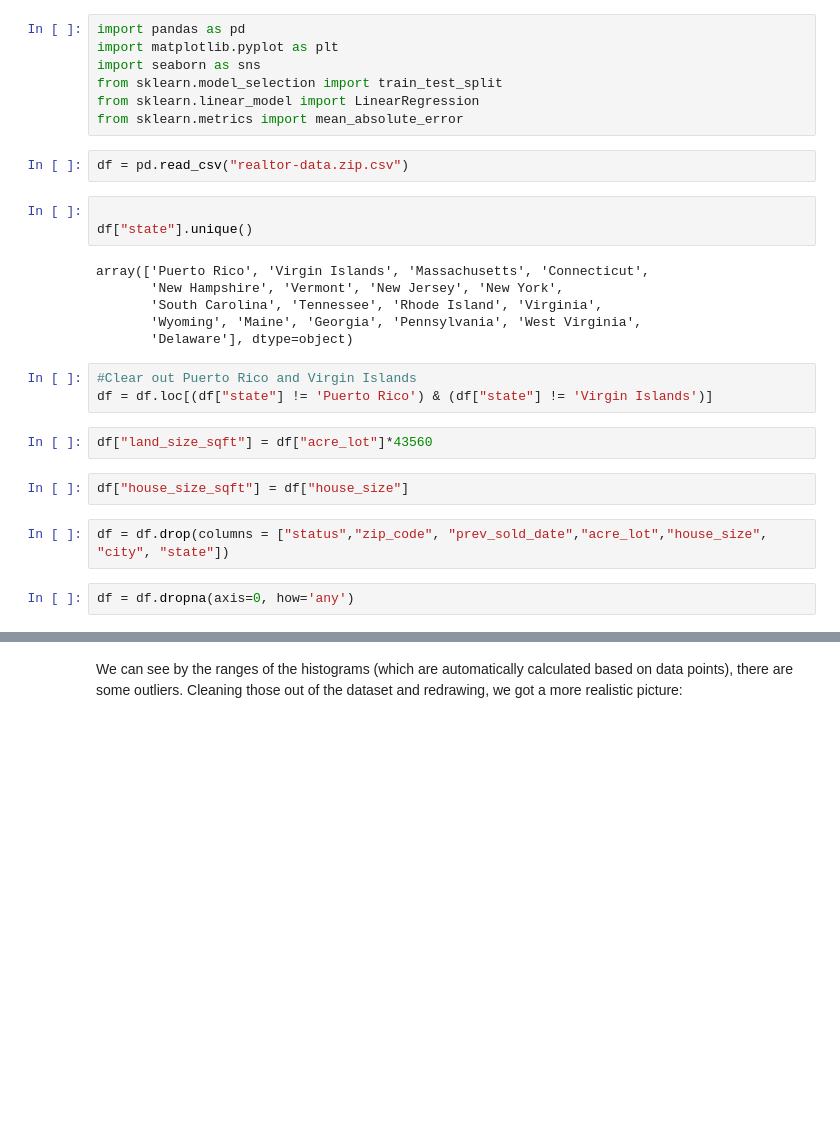
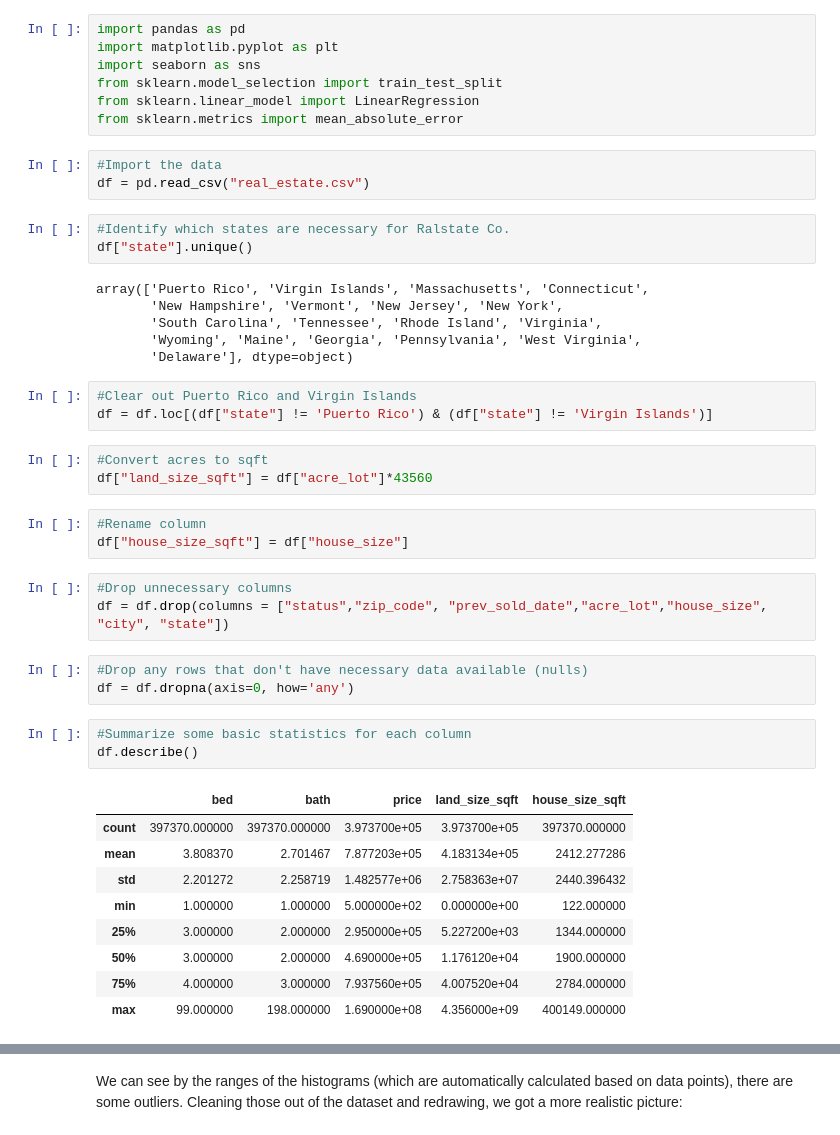
Before and after one commit to kevinburon97/C964, a Jupyter notebook: C964-Capstone.ipynb, the cells around one changed output, grey strips where cells are left out. Cells and saved outputs as stored; diff of their text form; blank space fills up the shorter version.

```diff
--- a/C964-Capstone.ipynb
+++ b/C964-Capstone.ipynb
@@ -6,9 +6,10 @@ from sklearn.model_selection import train_test_split
 from sklearn.linear_model import LinearRegression
 from sklearn.metrics import mean_absolute_error
 # %%
-df = pd.read_csv("realtor-data.zip.csv")
+#Import the data
+df = pd.read_csv("real_estate.csv")
 # %%
-
+#Identify which states are necessary for Ralstate Co.
 df["state"].unique()
 # %% [output]
 array(['Puerto Rico', 'Virgin Islands', 'Massachusetts', 'Connecticut',
@@ -20,11 +21,28 @@ array(['Puerto Rico', 'Virgin Islands', 'Massachusetts', 'Connecticut',
 #Clear out Puerto Rico and Virgin Islands
 df = df.loc[(df["state"] != 'Puerto Rico') & (df["state"] != 'Virgin Islands')]
 # %%
+#Convert acres to sqft
 df["land_size_sqft"] = df["acre_lot"]*43560
 # %%
+#Rename column
 df["house_size_sqft"] = df["house_size"]
 # %%
+#Drop unnecessary columns
 df = df.drop(columns = ["status","zip_code", "prev_sold_date","acre_lot","house_size", "city", "state"])
 # %%
+#Drop any rows that don't have necessary data available (nulls)
 df = df.dropna(axis=0, how='any')
+# %%
+#Summarize some basic statistics for each column
+df.describe()
+# %% [output]
+|  | bed | bath | price | land_size_sqft | house_size_sqft |
+| count | 397370.000000 | 397370.000000 | 3.973700e+05 | 3.973700e+05 | 397370.000000 |
+| mean | 3.808370 | 2.701467 | 7.877203e+05 | 4.183134e+05 | 2412.277286 |
+| std | 2.201272 | 2.258719 | 1.482577e+06 | 2.758363e+07 | 2440.396432 |
+| min | 1.000000 | 1.000000 | 5.000000e+02 | 0.000000e+00 | 122.000000 |
+| 25% | 3.000000 | 2.000000 | 2.950000e+05 | 5.227200e+03 | 1344.000000 |
+| 50% | 3.000000 | 2.000000 | 4.690000e+05 | 1.176120e+04 | 1900.000000 |
+| 75% | 4.000000 | 3.000000 | 7.937560e+05 | 4.007520e+04 | 2784.000000 |
+| max | 99.000000 | 198.000000 | 1.690000e+08 | 4.356000e+09 | 400149.000000 |
 # %%
```
Also changed, not shown: parts of 17 cells of this notebook, 1 other file.
